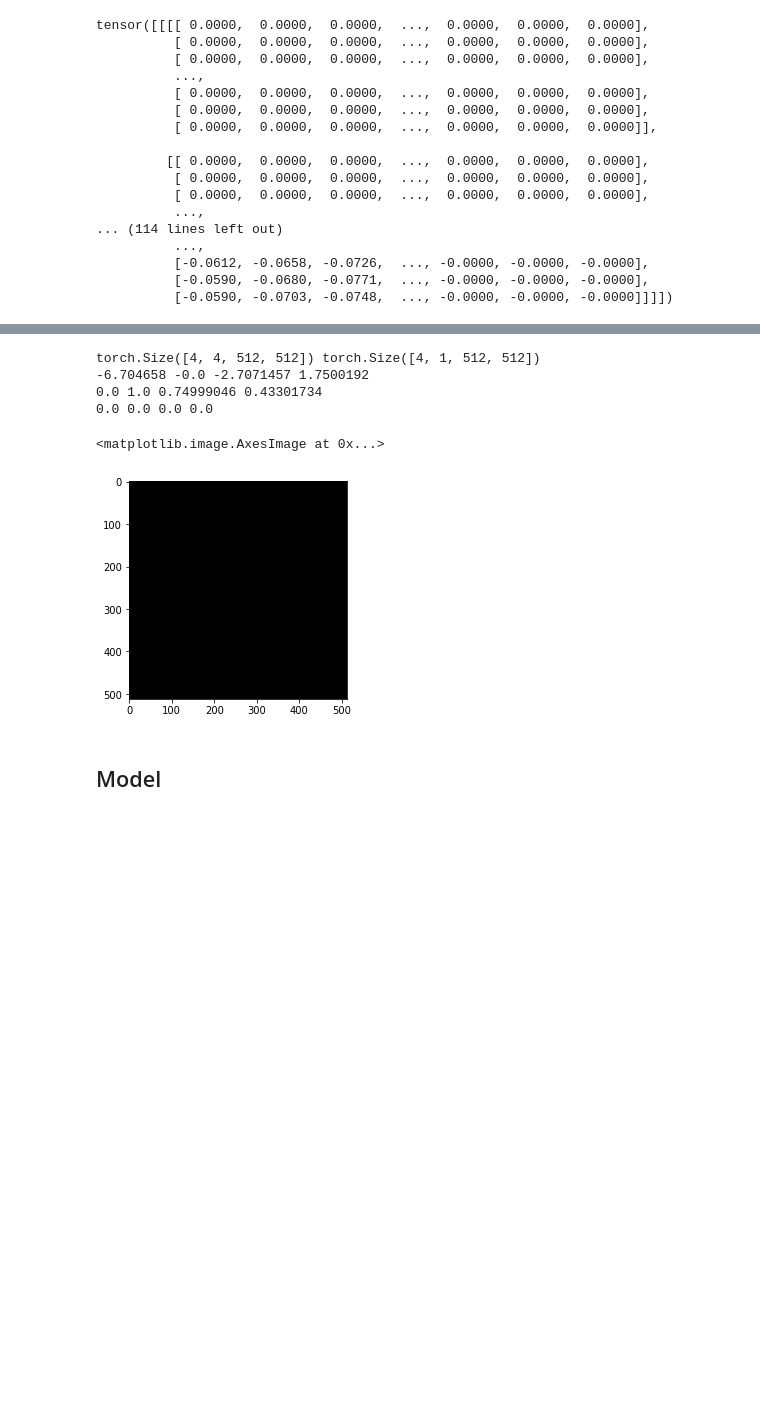
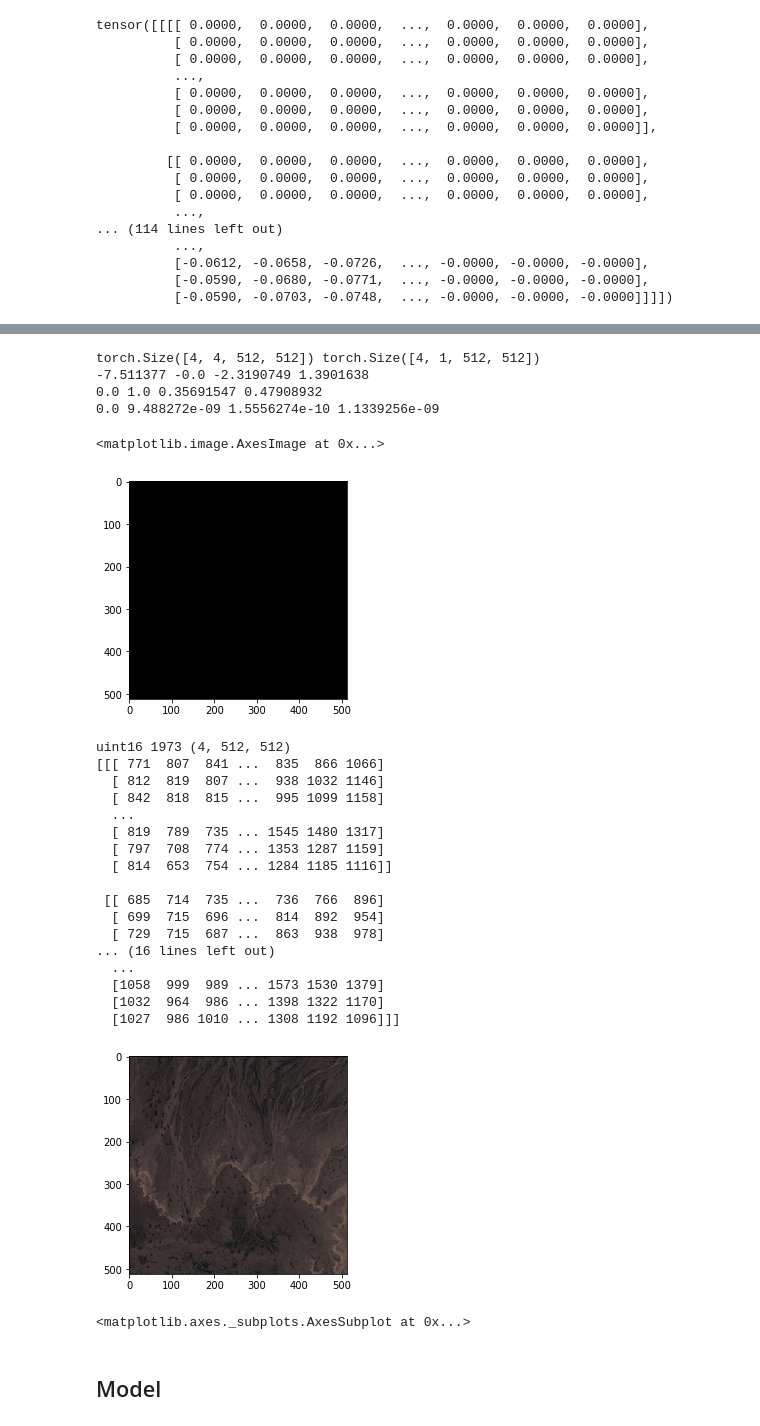
Before and after one commit to jesseniagonzalezv/segmentation_mapping, a Jupyter notebook: npy_Test_redUne.ipynb, the cells around one changed output, grey strips where cells are left out. Cells and saved outputs as stored; diff of their text form; code cells hidden in the pictures; blank space fills up the shorter version.

```diff
--- a/npy_Test_redUne.ipynb
+++ b/npy_Test_redUne.ipynb
@@ -248,7 +252,7 @@ def reverse_transform2(inp):
     std = np.array([0.20740983, 0.16791244, 0.20853833])
     inp = std * inp + mean
     inp = np.clip(inp, 0, 1)
-    inp = (inp * (2**12 - 1)).astype(np.float32)
+    inp = (inp).astype(np.float32)
 
     return inp
 # Get a batch of training data
@@ -263,11 +267,53 @@ print(img_revers.min(), img_revers.max(),img_revers.mean(), img_revers.std())
 plt.imshow(img_revers)
 # %% [output]
 torch.Size([4, 4, 512, 512]) torch.Size([4, 1, 512, 512])
--6.704658 -0.0 -2.7071457 1.7500192
-0.0 1.0 0.74999046 0.43301734
-0.0 0.0 0.0 0.0
+-7.511377 -0.0 -2.3190749 1.3901638
+0.0 1.0 0.35691547 0.47908932
+0.0 9.488272e-09 1.5556274e-10 1.1339256e-09
 <matplotlib.image.AxesImage at 0x...>
 [figure]
+# %%
+import rasterio
+from rasterio.plot import show
+import numpy as np
+import matplotlib.pyplot as plt
+
+#RGB1 = '/home/jgonzalez/Test_2019/Test_PreProcessing/Imagenes/Imagen1/RGBNIR1/rgbnir_1_4096-3072.tif'
+#datasetRGB = rasterio.open(RGB1)
+#arrayRGB = datasetRGB.read()
+#print(arrayRGB.dtype, np.max(arrayRGB),arrayRGB.shape)
+
+#show(arrayRGB)
+
+
+#np.save('filename.npy',arrayRGB )
+
+a=np.load('/home/jgonzalez/Test_2019/Test_network/data/train/images/rgbnir03072-3072.npy')#.astype(np.float32)
+print(a.dtype, np.max(a),a.shape)
+print(a)
+show(a[:3, :, :]- /(2**12 - 1))
+#a=np.load('rgbnir_1_512-2048.npy')
+#show(a/1343)
+# %% [output]
+uint16 1973 (4, 512, 512)
+[[[ 771  807  841 ...  835  866 1066]
+  [ 812  819  807 ...  938 1032 1146]
+  [ 842  818  815 ...  995 1099 1158]
+  ...
+  [ 819  789  735 ... 1545 1480 1317]
+  [ 797  708  774 ... 1353 1287 1159]
+  [ 814  653  754 ... 1284 1185 1116]]
+
+ [[ 685  714  735 ...  736  766  896]
+  [ 699  715  696 ...  814  892  954]
+  [ 729  715  687 ...  863  938  978]
+... (16 lines left out)
+  ...
+  [1058  999  989 ... 1573 1530 1379]
+  [1032  964  986 ... 1398 1322 1170]
+  [1027  986 1010 ... 1308 1192 1096]]]
+[figure, added]
+<matplotlib.axes._subplots.AxesSubplot at 0x...>
 # %% [markdown]
 ## Model
 # %%
```
Also changed, not shown: parts of 3 cells of this notebook.
